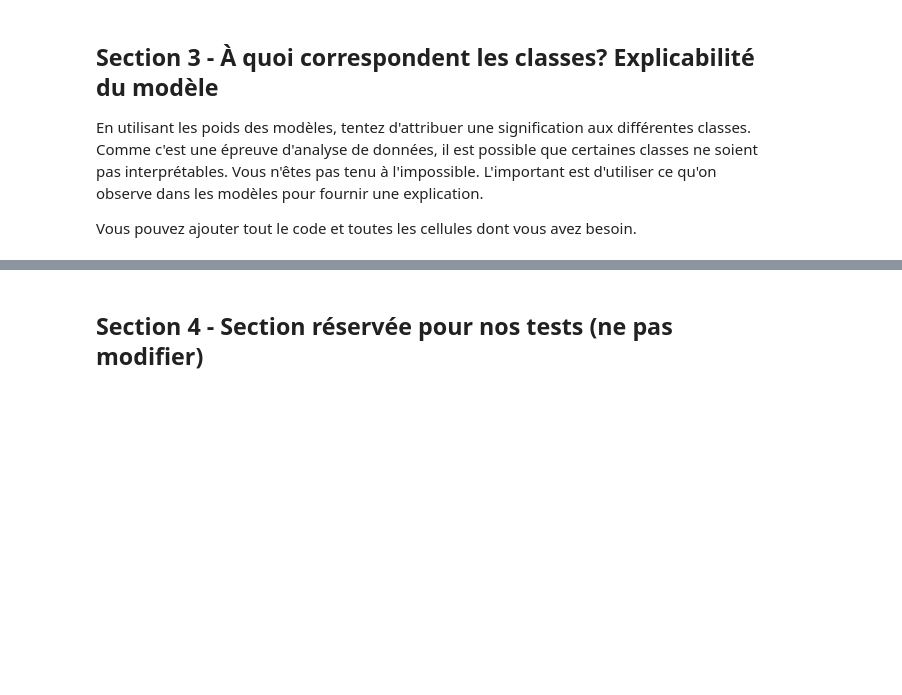
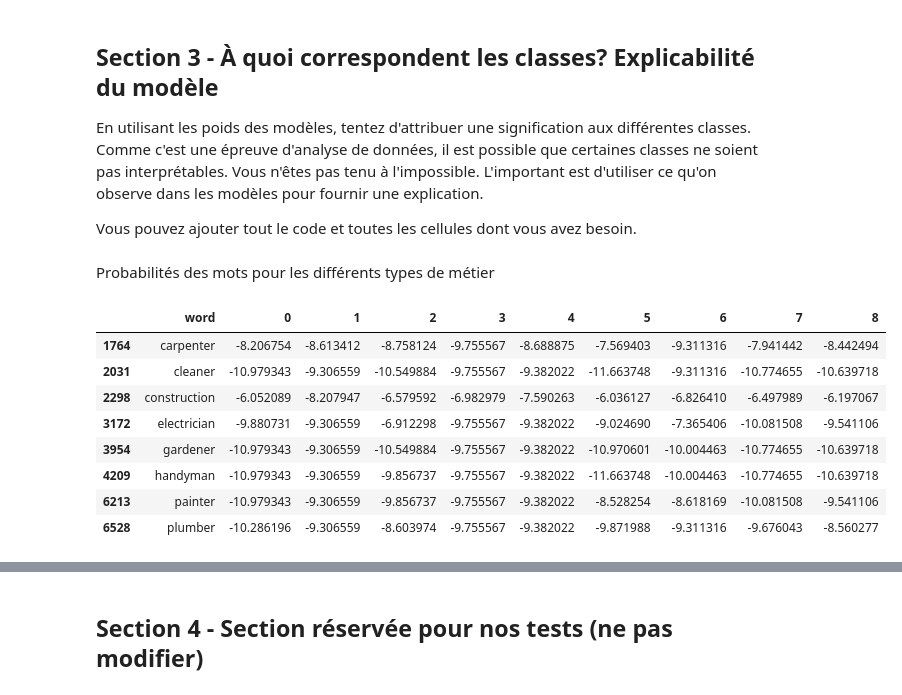
Before and after one commit to iyoussef1079/Travaux-pratiques-NLP, a Jupyter notebook: tp1_2023/tp1_2023/t3_classifier_incidents.ipynb, the cells around one changed output, grey strips where cells are left out. Cells and saved outputs as stored; diff of their text form; code cells hidden in the pictures; blank space fills up the shorter version.

Commit message:
add some analysis for label identification

```diff
--- a/tp1_2023/tp1_2023/t3_classifier_incidents.ipynb
+++ b/tp1_2023/tp1_2023/t3_classifier_incidents.ipynb
@@ -87,11 +65,9 @@ Available factories: attribute_ruler, tok2vec, merge_noun_chunks, merge_entities
 # Importer ici les librairies dont vous avez besoin
 from sklearn.feature_extraction.text import CountVectorizer
 from sklearn.linear_model import LogisticRegression
-from sklearn.metrics import confusion_matrix
+from sklearn.metrics import confusion_matrix, precision_score, recall_score
+from sklearn.model_selection import cross_val_score
 from sklearn.naive_bayes import MultinomialNB
-
-
-
 
 
 def train_and_test_classifier(train_fn, test_fn, model='NB', normalization='words'):
@@ -116,11 +92,14 @@ def train_and_test_classifier(train_fn, test_fn, model='NB', normalization='word
     train_labels = [incident['label'] for incident in train_list]
 
     # Normalisation des mots des textes
-    #train_texts = normalize_texts(train_texts, normalization)
+    # if normalization == 'lemma':
+    #     train_texts = [' '.join([token.lemma_ for token in nlp(text)]) for text in train_texts]
+    #     test_texts = [' '.join([token.lemma_ for token in nlp(text)]) for text in test_texts]
 
     # Créer un objet CountVectorizer
-    # et les bigrammes des textes
     vectorizer = CountVectorizer(lowercase=True)
+
+    # Préparation des données d'entraînement
     X_train = vectorizer.fit_transform(train_texts)
     y_train = train_labels
 
@@ -146,15 +125,22 @@ def train_and_test_classifier(train_fn, test_fn, model='NB', normalization='word
 
     # Calcul de l'accuracy sur les données de test
     accuracy_test = classifier.score(X_test, test_labels)
-    accuracy_train = classifier.score(X_train, y_train)
+    accuracy_train = cross_val_score(classifier, X_train, train_labels, cv=5, scoring='accuracy').mean()
     confusion_matrix_result = confusion_matrix(test_labels, predicted_labels)
 
-    cross_validation(classifier, X_train, y_train)
-    #hold_out_evaluation(classifier, X_test, test_labels)
-
+    macro_recall = recall_score(test_labels, predicted_labels, average='macro')
+    macro_precision = precision_score(test_labels, predicted_labels, average='macro')
+    micro_rappel = recall_score(test_labels, predicted_labels, average='micro')
+    micro_precision = precision_score(test_labels, predicted_labels, average='micro')
 
     # Les résultats à retourner
     results = dict()
+    results['classifier'] = classifier
+    results['vectorizer'] = vectorizer
+    results['macro_recall'] = macro_recall
+    results['macro_precision'] = macro_precision
+    results['micro_rappel'] = micro_rappel
+    results['micro_precision'] = micro_precision
     results['accuracy_train'] = accuracy_train
     results['accuracy_test'] = accuracy_test
     results['confusion_matrix'] = confusion_matrix_result  # la matrice de confusion obtenue de Scikit-learn
@@ -212,3 +177,28 @@ Matrice de confusion
 En utilisant les poids des modèles, tentez d'attribuer une signification aux différentes classes. Comme c'est une épreuve d'analyse de données, il est possible que certaines classes ne soient pas interprétables. Vous n'êtes pas tenu à l'impossible. L'important est d'utiliser ce qu'on observe dans les modèles pour fournir une explication.
 
 Vous pouvez ajouter tout le code et toutes les cellules dont vous avez besoin.
+# %%
+classifier = result['classifier']
+vectorizer = result['vectorizer']
+
+feature_names = vectorizer.get_feature_names_out()
+
+features_df = pd.DataFrame(feature_names, columns=['word'])
+for i in range(len(classifier.classes_)):
+    features_df[classifier.classes_[i]] = list(classifier.feature_log_prob_[i])
+# %% [markdown]
+Probabilités des mots pour les différents types de métier
+# %%
+industry_words = ['construction', 'electrician', 'plumber', 'carpenter', 'painter', 'gardener', 'cleaner', 'mover', 'handyman']
+qw_probs = features_df[features_df['word'].isin(industry_words)]
+display(qw_probs)
+# %% [output]
+|  | word | 0 | 1 | 2 | 3 | 4 | 5 | 6 | 7 | 8 |
+| 1764 | carpenter | -8.206754 | -8.613412 | -8.758124 | -9.755567 | -8.688875 | -7.569403 | -9.311316 | -7.941442 | -8.442494 |
+| 2031 | cleaner | -10.979343 | -9.306559 | -10.549884 | -9.755567 | -9.382022 | -11.663748 | -9.311316 | -10.774655 | -10.639718 |
+| 2298 | construction | -6.052089 | -8.207947 | -6.579592 | -6.982979 | -7.590263 | -6.036127 | -6.826410 | -6.497989 | -6.197067 |
+| 3172 | electrician | -9.880731 | -9.306559 | -6.912298 | -9.755567 | -9.382022 | -9.024690 | -7.365406 | -10.081508 | -9.541106 |
+| 3954 | gardener | -10.979343 | -9.306559 | -10.549884 | -9.755567 | -9.382022 | -10.970601 | -10.004463 | -10.774655 | -10.639718 |
+| 4209 | handyman | -10.979343 | -9.306559 | -9.856737 | -9.755567 | -9.382022 | -11.663748 | -10.004463 | -10.774655 | -10.639718 |
+| 6213 | painter | -10.979343 | -9.306559 | -9.856737 | -9.755567 | -9.382022 | -8.528254 | -8.618169 | -10.081508 | -9.541106 |
+| 6528 | plumber | -10.286196 | -9.306559 | -8.603974 | -9.755567 | -9.382022 | -9.871988 | -9.311316 | -9.676043 | -8.560277 |
```
Also changed, not shown: parts of 8 cells of this notebook.
